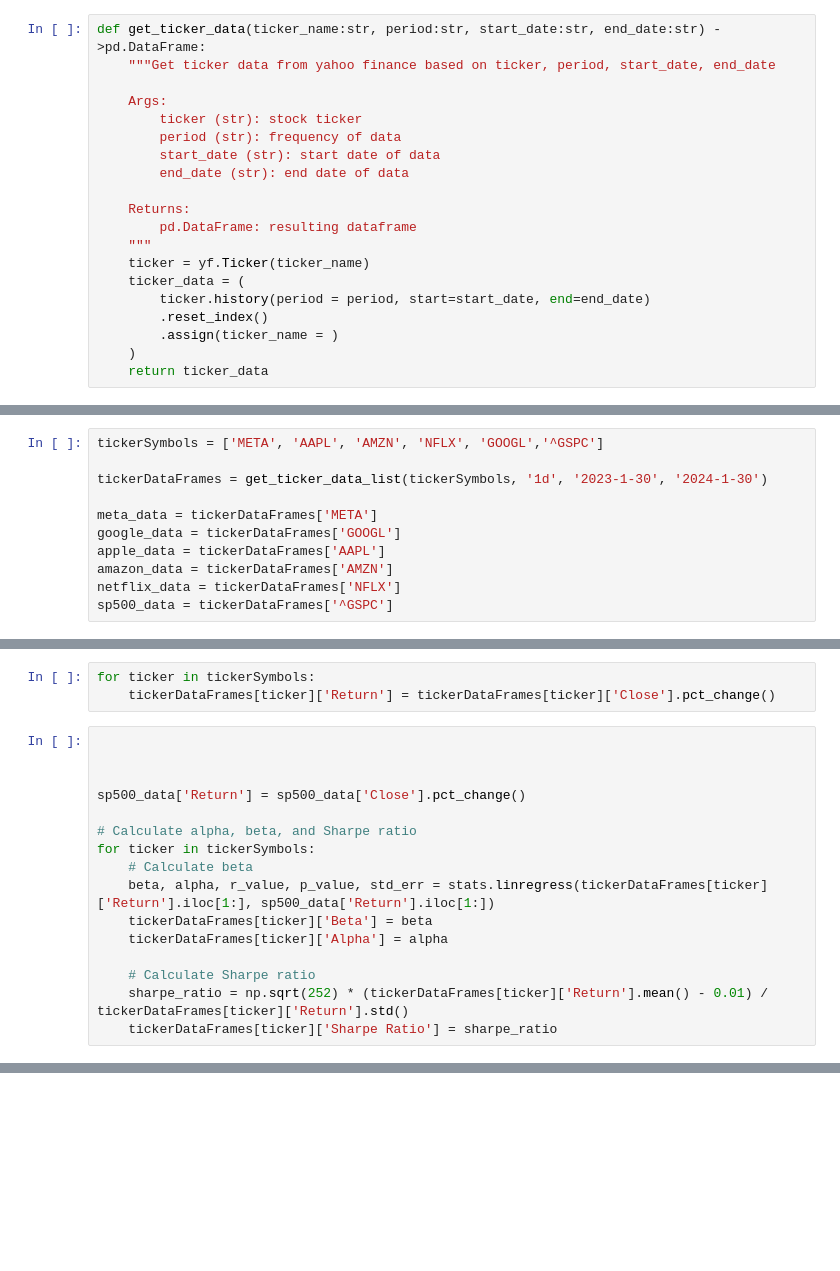
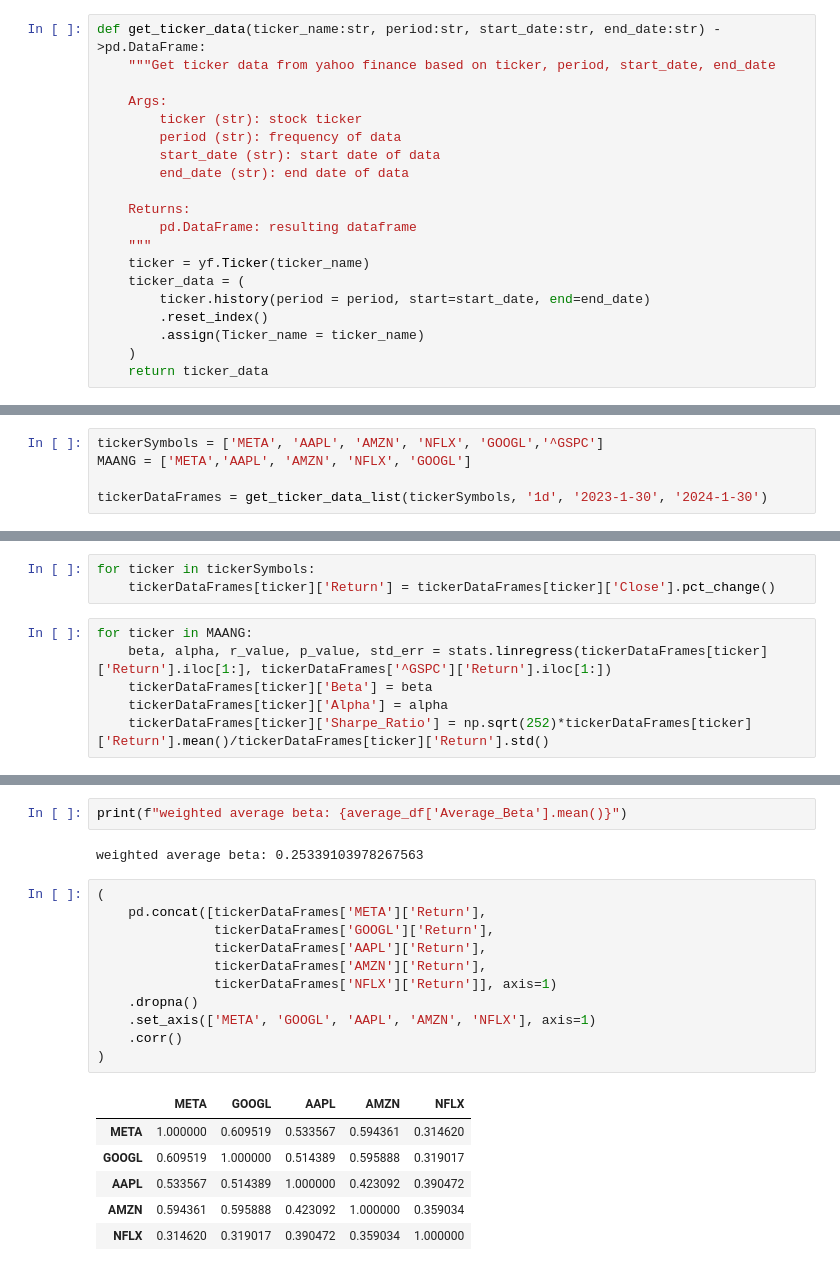
Before and after one commit to whanyu1212/algo-trading-notes, a Jupyter notebook: notebooks/MAANG.ipynb, the cells around one changed output, grey strips where cells are left out. Saved outputs shown, nothing was run; the diff lists cells and outputs as text; blank space fills up the shorter version.

Commit message:
uploaded assignment

```diff
--- a/notebooks/MAANG.ipynb
+++ b/notebooks/MAANG.ipynb
@@ -22,7 +25,7 @@ def get_ticker_data(ticker_name:str, period:str, start_date:str, end_date:str) -
     ticker_data = (
         ticker.history(period = period, start=start_date, end=end_date)
         .reset_index()
-        .assign(ticker_name = )
+        .assign(Ticker_name = ticker_name)
     )
     return ticker_data
 # %%
@@ -46,12 +49,6 @@ def get_ticker_data_list(ticker_list:list, period:str, start_date:str, end_date:
     return storage
 # %%
 tickerSymbols = ['META', 'AAPL', 'AMZN', 'NFLX', 'GOOGL','^GSPC']
+MAANG = ['META','AAPL', 'AMZN', 'NFLX', 'GOOGL']
 
 tickerDataFrames = get_ticker_data_list(tickerSymbols, '1d', '2023-1-30', '2024-1-30')
-
-meta_data = tickerDataFrames['META']
-google_data = tickerDataFrames['GOOGL']
-apple_data = tickerDataFrames['AAPL']
-amazon_data = tickerDataFrames['AMZN']
-netflix_data = tickerDataFrames['NFLX']
-sp500_data = tickerDataFrames['^GSPC']
@@ -74,18 +78,8 @@ sp500_data = tickerDataFrames['^GSPC']
 for ticker in tickerSymbols:
     tickerDataFrames[ticker]['Return'] = tickerDataFrames[ticker]['Close'].pct_change()
 # %%
-
-
-
-sp500_data['Return'] = sp500_data['Close'].pct_change()
-
-# Calculate alpha, beta, and Sharpe ratio
-for ticker in tickerSymbols:
-    # Calculate beta
-    beta, alpha, r_value, p_value, std_err = stats.linregress(tickerDataFrames[ticker]['Return'].iloc[1:], sp500_data['Return'].iloc[1:])
+for ticker in MAANG:
+    beta, alpha, r_value, p_value, std_err = stats.linregress(tickerDataFrames[ticker]['Return'].iloc[1:], tickerDataFrames['^GSPC']['Return'].iloc[1:])
     tickerDataFrames[ticker]['Beta'] = beta
     tickerDataFrames[ticker]['Alpha'] = alpha
-
-    # Calculate Sharpe ratio
-    sharpe_ratio = np.sqrt(252) * (tickerDataFrames[ticker]['Return'].mean() - 0.01) / tickerDataFrames[ticker]['Return'].std()
-    tickerDataFrames[ticker]['Sharpe Ratio'] = sharpe_ratio
+    tickerDataFrames[ticker]['Sharpe_Ratio'] = np.sqrt(252)*tickerDataFrames[ticker]['Return'].mean()/tickerDataFrames[ticker]['Return'].std()
@@ -105,0 +110,22 @@ averages_df
+# %%
+print(f"weighted average beta: {average_df['Average_Beta'].mean()}")
+# %% [output]
+weighted average beta: 0.25339103978267563
+# %%
+(
+    pd.concat([tickerDataFrames['META']['Return'],
+               tickerDataFrames['GOOGL']['Return'],
+               tickerDataFrames['AAPL']['Return'],
+               tickerDataFrames['AMZN']['Return'],
+               tickerDataFrames['NFLX']['Return']], axis=1)
+    .dropna()
+    .set_axis(['META', 'GOOGL', 'AAPL', 'AMZN', 'NFLX'], axis=1)
+    .corr()
+)
+# %% [output]
+|  | META | GOOGL | AAPL | AMZN | NFLX |
+| META | 1.000000 | 0.609519 | 0.533567 | 0.594361 | 0.314620 |
+| GOOGL | 0.609519 | 1.000000 | 0.514389 | 0.595888 | 0.319017 |
+| AAPL | 0.533567 | 0.514389 | 1.000000 | 0.423092 | 0.390472 |
+| AMZN | 0.594361 | 0.595888 | 0.423092 | 1.000000 | 0.359034 |
+| NFLX | 0.314620 | 0.319017 | 0.390472 | 0.359034 | 1.000000 |
```
Also changed, not shown: parts of 9 cells of this notebook.
